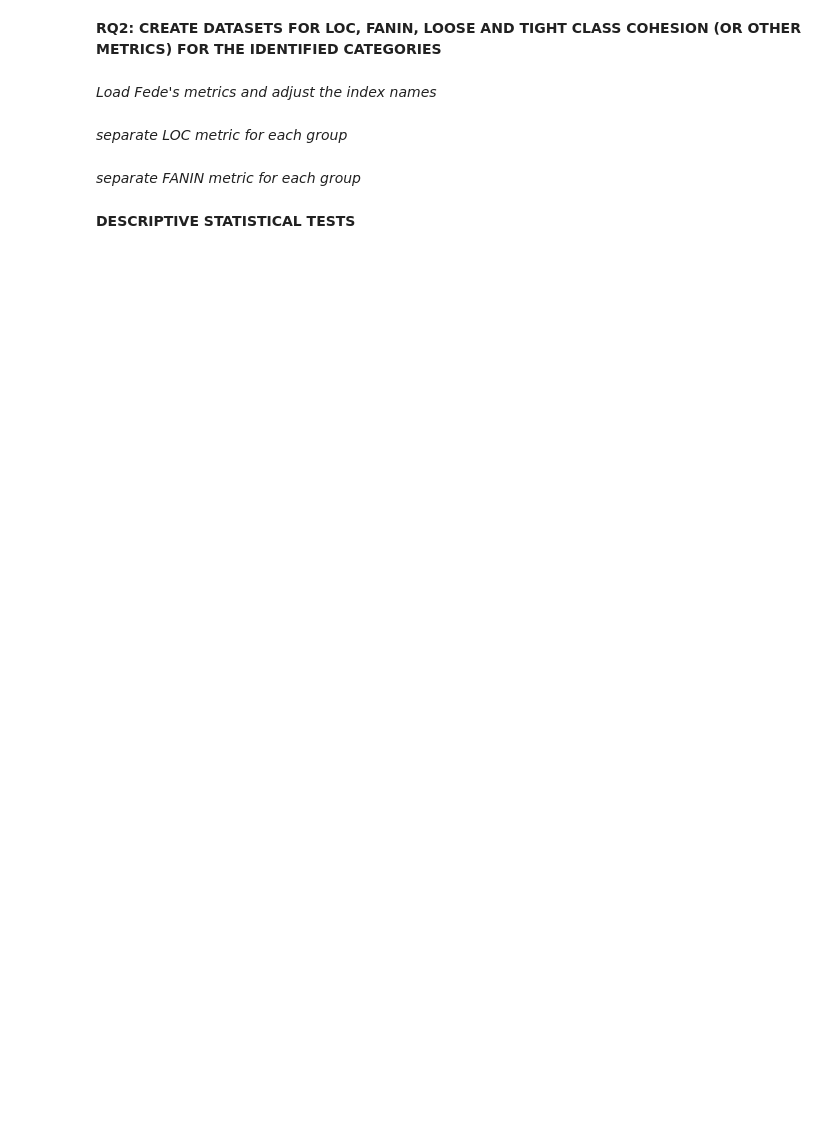
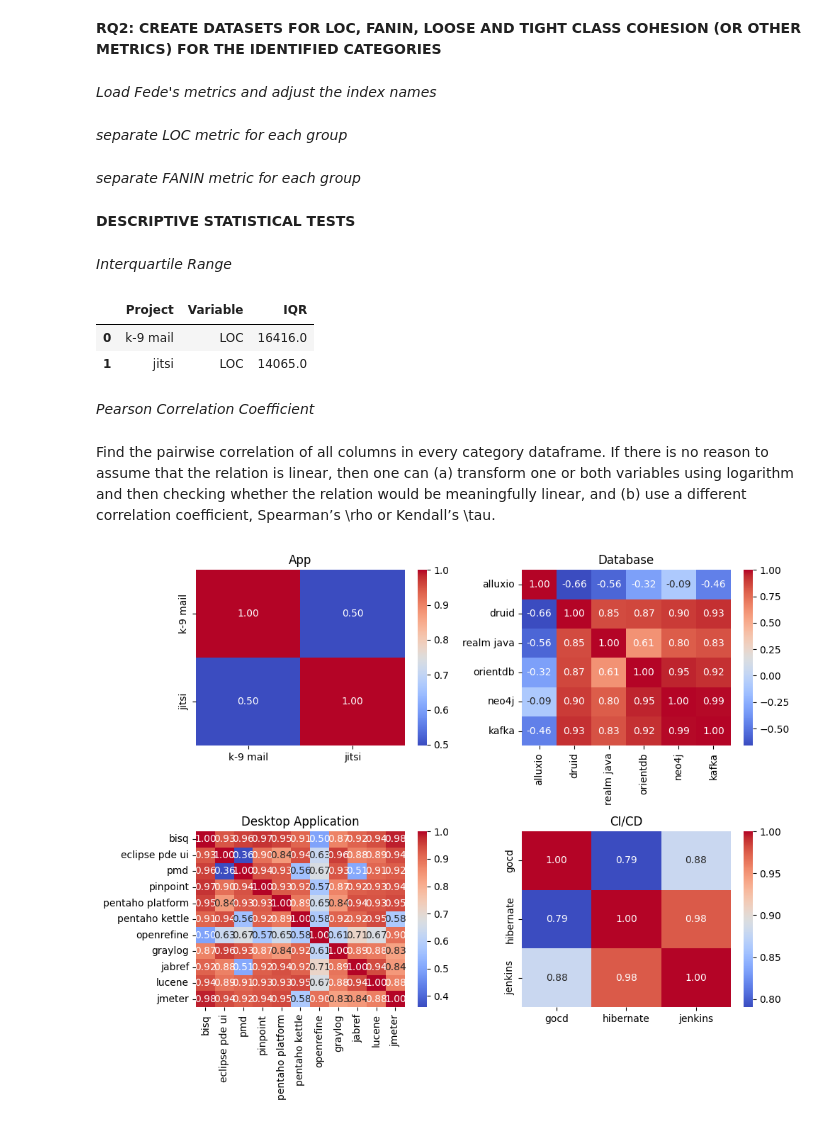
Before and after one commit to alenkaja00/time-series-study, a Jupyter notebook: second_rq.ipynb, the cells around one changed output. Drawn from its saved outputs; the diff is of its cells as text; code cells hidden in the pictures; blank space fills up the shorter version.

```diff
--- a/second_rq.ipynb
+++ b/second_rq.ipynb
@@ -128,0 +134,12 @@ cicd_fanin_metric.to_csv('./groups/fanin/cicd_fanin.csv')
+# %%
+# Load the data
+app_loc_data = pd.read_csv('./groups/loc/app_loc.csv', index_col=0)
+database_loc_data = pd.read_csv('./groups/loc/database_loc.csv', index_col=0)
+nlp_loc_data = pd.read_csv('./groups/loc/nlp_loc.csv', index_col=0)
+ide_loc_data = pd.read_csv('./groups/loc/ide_loc.csv', index_col=0)
+desk_loc_data = pd.read_csv('./groups/loc/desk_loc.csv', index_col=0)
+web_loc_data = pd.read_csv('./groups/loc/web_loc.csv', index_col=0)
+lib_loc_data = pd.read_csv('./groups/loc/lib_loc.csv', index_col=0)
+cicd_loc_data = pd.read_csv('./groups/loc/cicd_loc.csv', index_col=0)
+# %% [markdown]
+*Interquartile Range*
@@ -128,0 +166,31 @@ cicd_fanin_metric.to_csv('./groups/fanin/cicd_fanin.csv')
+# %%
+app_iqr_df = calculate_iqr(app_loc_data.index.values, 'LOC')
+app_iqr_df
+# %% [output]
+|  | Project | Variable | IQR |
+| 0 | k-9 mail | LOC | 16416.0 |
+| 1 | jitsi | LOC | 14065.0 |
+# %% [markdown]
+*Pearson Correlation Coefficient*
+# %% [markdown]
+Find the pairwise correlation of all columns in every category dataframe. If there is no reason to assume that the relation is linear, then one can (a) transform one or both variables using logarithm and then checking whether the relation would
+be meaningfully linear, and (b) use a different correlation coefficient, Spearman’s \rho or Kendall’s \tau.
+# %%
+app_corr = app_loc_data.T.corr()
+cicd_corr = cicd_loc_data.T.corr()
+database_corr = database_loc_data.T.corr()
+desk_corr = desk_loc_data.T.corr()
+
+fig, axes = plt.subplots(nrows=2, ncols=2, figsize=(10, 8))
+sns.heatmap(app_corr, ax=axes[0, 0], cmap='coolwarm', annot=True, fmt=".2f")
+axes[0, 0].set_title('App')
+sns.heatmap(database_corr, ax=axes[0, 1], cmap='coolwarm', annot=True, fmt=".2f")
+axes[0, 1].set_title('Database')
+sns.heatmap(desk_corr, ax=axes[1, 0], cmap='coolwarm', annot=True, fmt=".2f")
+axes[1, 0].set_title('Desktop Application')
+sns.heatmap(cicd_corr, ax=axes[1, 1], cmap='coolwarm', annot=True, fmt=".2f")
+axes[1, 1].set_title('CI/CD')
+plt.tight_layout()
+plt.show()
+# %% [output]
+[figure, added]
```
Also changed, not shown: parts of 10 cells of this notebook.
